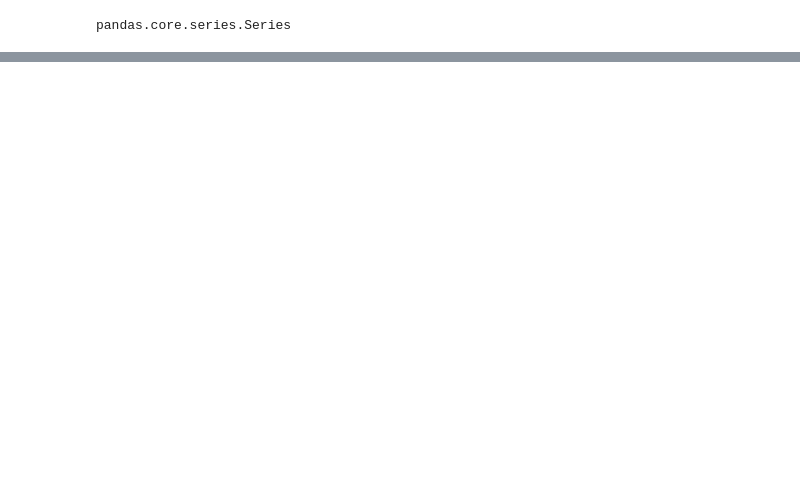
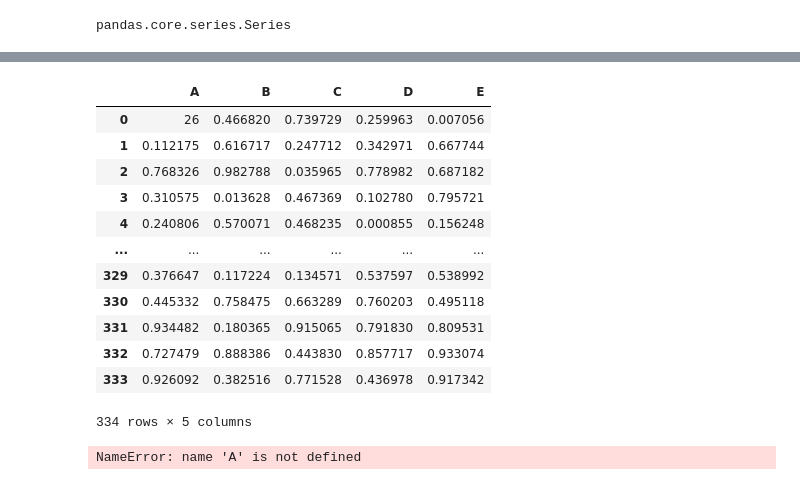
Before and after one commit to kirtic921/Pandas, a Jupyter notebook: pandas1.ipynb, the cells around one changed output, grey strips where cells are left out. Drawn from its saved outputs; the diff is of its cells as text; code cells hidden in the pictures; blank space fills up the shorter version.

```diff
--- a/pandas1.ipynb
+++ b/pandas1.ipynb
@@ -341,0 +379,21 @@ See the caveats in the documentation: https://pandas.pydata.org/pandas-docs/stab
+# %%
+newdf
+# %% [output]
+|  | A | B | C | D | E |
+| 0 | 26 | 0.466820 | 0.739729 | 0.259963 | 0.007056 |
+| 1 | 0.112175 | 0.616717 | 0.247712 | 0.342971 | 0.667744 |
+| 2 | 0.768326 | 0.982788 | 0.035965 | 0.778982 | 0.687182 |
+| 3 | 0.310575 | 0.013628 | 0.467369 | 0.102780 | 0.795721 |
+| 4 | 0.240806 | 0.570071 | 0.468235 | 0.000855 | 0.156248 |
+| ... | ... | ... | ... | ... | ... |
+| 329 | 0.376647 | 0.117224 | 0.134571 | 0.537597 | 0.538992 |
+| 330 | 0.445332 | 0.758475 | 0.663289 | 0.760203 | 0.495118 |
+| 331 | 0.934482 | 0.180365 | 0.915065 | 0.791830 | 0.809531 |
+| 332 | 0.727479 | 0.888386 | 0.443830 | 0.857717 | 0.933074 |
+| 333 | 0.926092 | 0.382516 | 0.771528 | 0.436978 | 0.917342 |
+334 rows × 5 columns
+# %%
+newdf = newdf.drop('A', axis=1)
+newdf
+# %% [output]
+NameError: name 'A' is not defined
```
Also changed, not shown: parts of 21 cells of this notebook, 1 other file.
